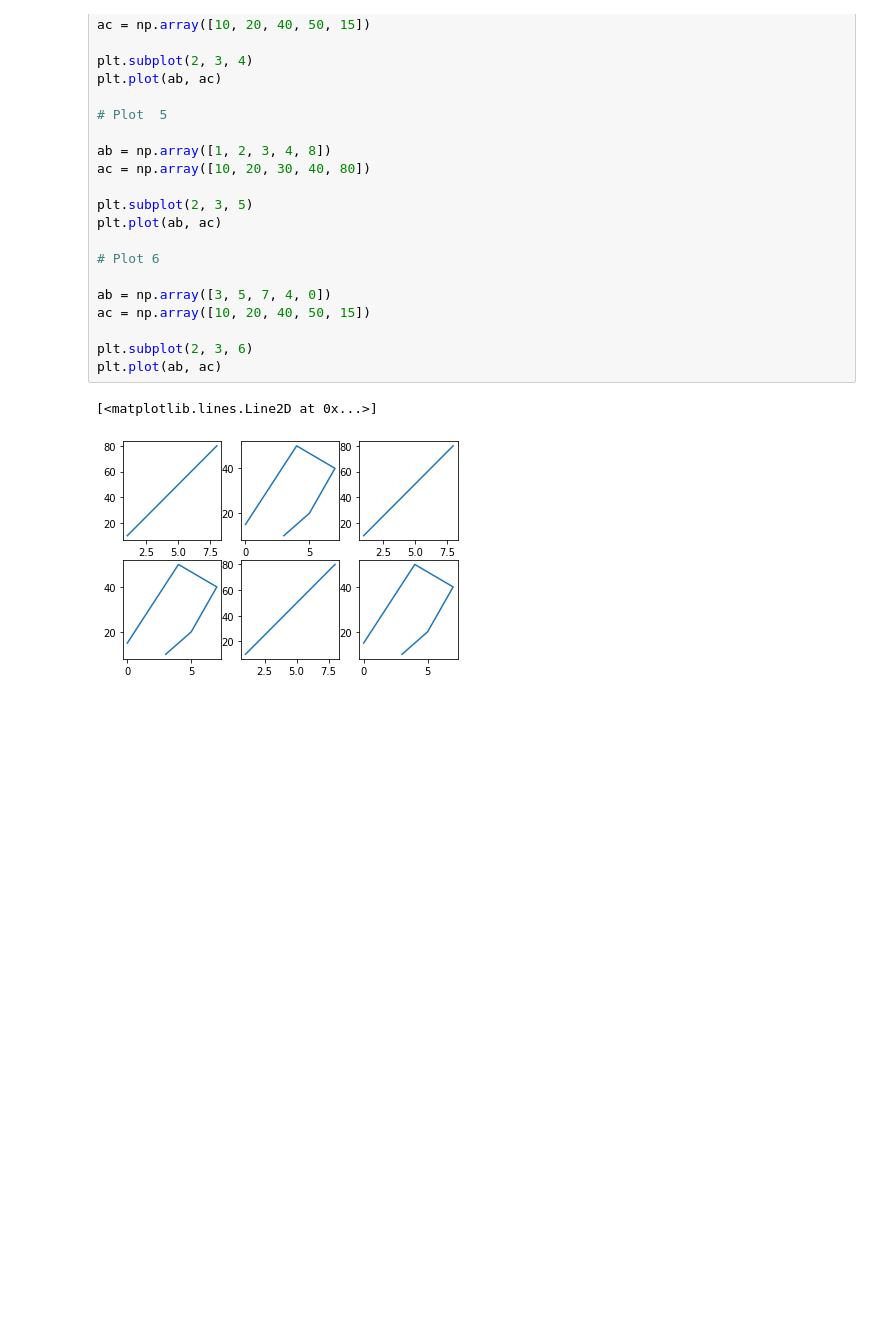
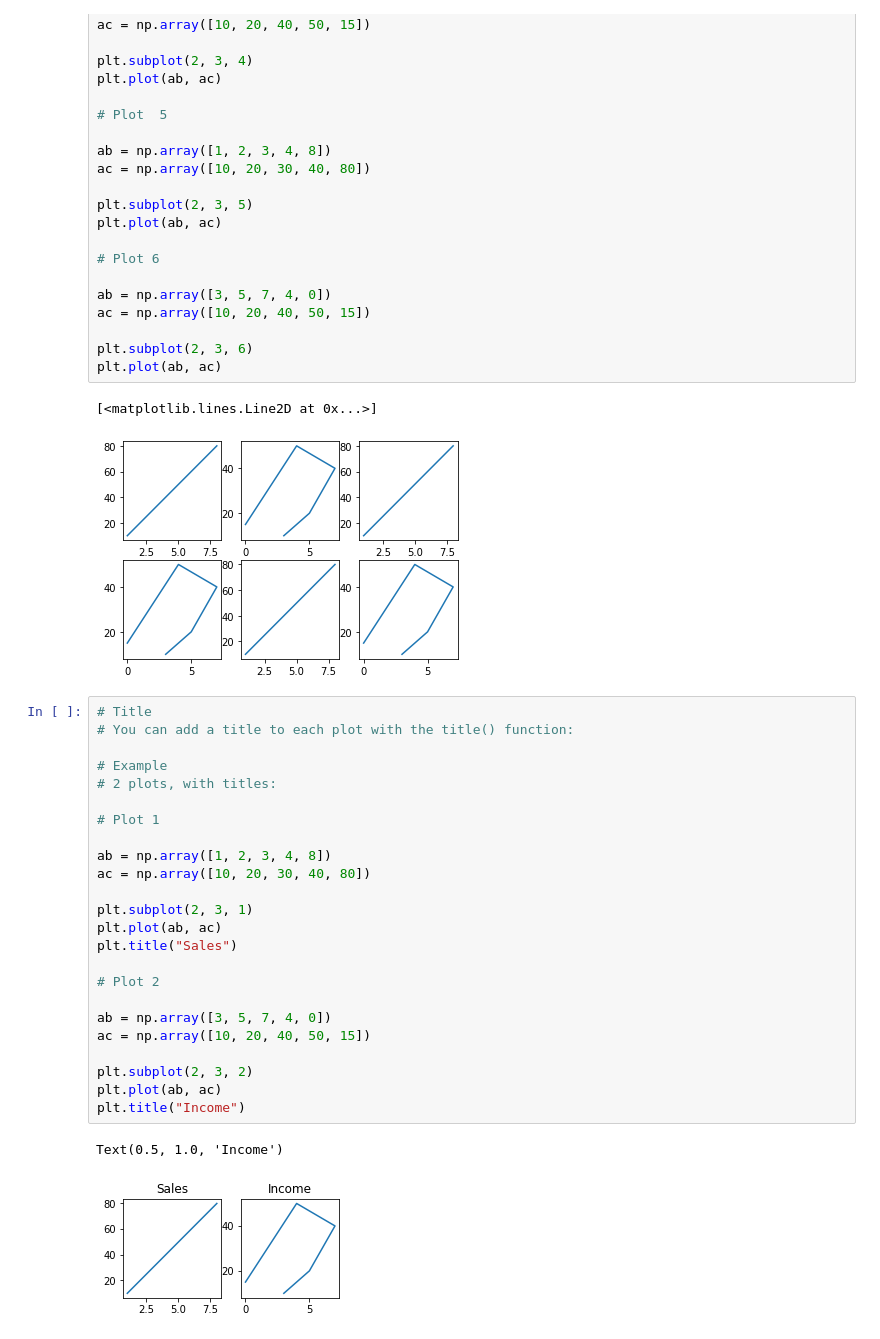
Before and after one commit to chimaihueze/Basics-of-Matplotlib, a Jupyter notebook: matplotlib_subplots.ipynb, the cells around one changed output. Cells and saved outputs as stored; diff of their text form; blank space fills up the shorter version.

```diff
--- a/matplotlib_subplots.ipynb
+++ b/matplotlib_subplots.ipynb
@@ -117,3 +117,30 @@ plt.plot(ab, ac)
 # %% [output]
 [<matplotlib.lines.Line2D at 0x...>]
 [figure]
+# %%
+# Title
+# You can add a title to each plot with the title() function:
+
+# Example
+# 2 plots, with titles:
+
+# Plot 1
+
+ab = np.array([1, 2, 3, 4, 8])
+ac = np.array([10, 20, 30, 40, 80])
+
+plt.subplot(2, 3, 1)
+plt.plot(ab, ac)
+plt.title("Sales")
+
+# Plot 2
+
+ab = np.array([3, 5, 7, 4, 0])
+ac = np.array([10, 20, 40, 50, 15])
+
+plt.subplot(2, 3, 2)
+plt.plot(ab, ac)
+plt.title("Income")
+# %% [output]
+Text(0.5, 1.0, 'Income')
+[figure, added]
```
